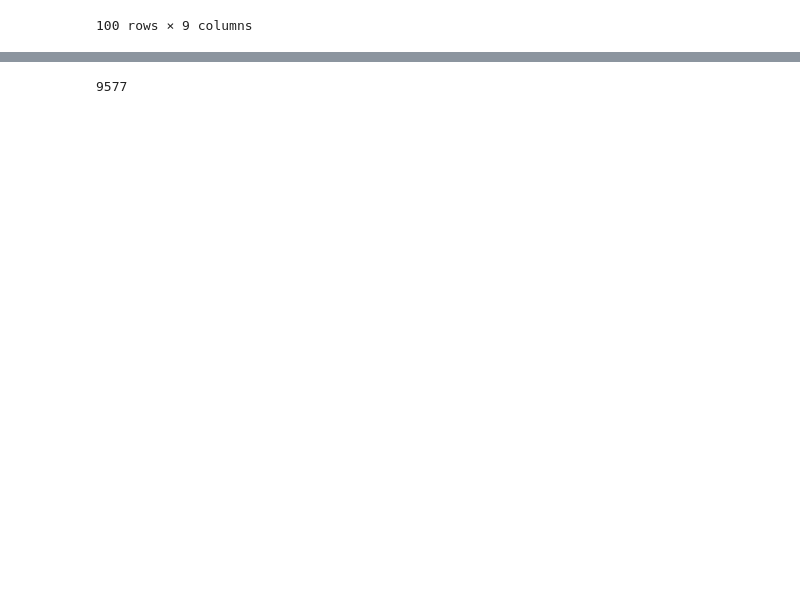
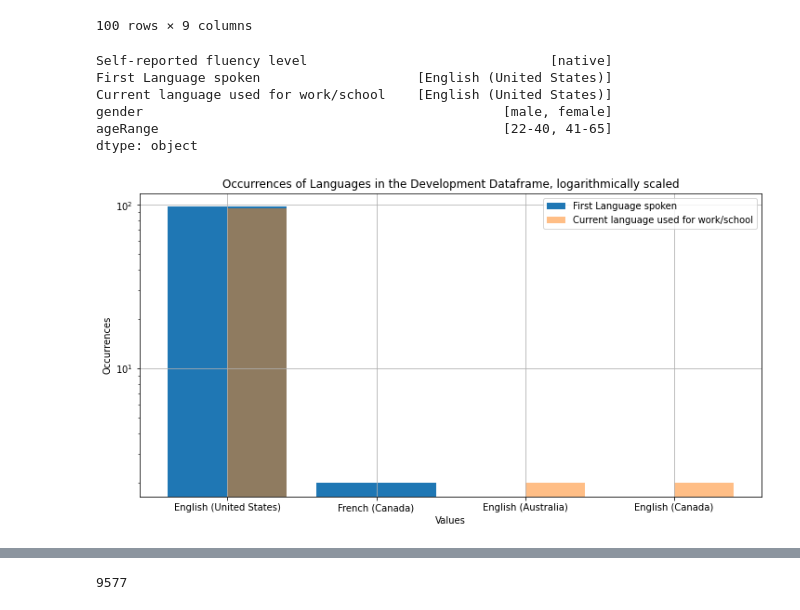
Before and after one commit to omblivion/DataScienceLab, a Jupyter notebook: Part 2- Audio Classification Data Preprocessing And Model Creation.ipynb, the cells around one changed output, grey strips where cells are left out. Saved outputs shown, nothing was run; the diff lists cells and outputs as text; code cells hidden in the pictures; blank space fills up the shorter version.

```diff
--- a/Part 2- Audio Classification Data Preprocessing And Model Creation.ipynb
+++ b/Part 2- Audio Classification Data Preprocessing And Model Creation.ipynb
@@ -126,3 +149,37 @@ metadata.head(100)
 | 98 | dsl_data/audio/speakers/2BqVo8kVB... | 2BqVo8kVB2Skwgyb | decrease | heat | advanced | English (United States) | ... |
 | 99 | dsl_data/audio/speakers/2BqVo8kVB... | 2BqVo8kVB2Skwgyb | decrease | heat | advanced | English (United States) | ... |
 100 rows × 9 columns
+# %%
+eval_df = pd.read_csv('evaluation.csv')
+
+df_unique_data = get_unique_data(eval_df, 5)
+df_unique_data
+# %% [output]
+Self-reported fluency level                               [native]
+First Language spoken                    [English (United States)]
+Current language used for work/school    [English (United States)]
+gender                                              [male, female]
+ageRange                                            [22-40, 41-65]
+dtype: object
+# %%
+col1_counts = dev_df['First Language spoken'].value_counts()
+
+# Count the occurrences of each value in the second column
+col2_counts = dev_df['Current language used for work/school'].value_counts()
+
+# Create the bar chart
+fig, ax = plt.subplots(figsize=(12, 6))
+ax.bar(col1_counts.index, col1_counts.values, label='First Language spoken')
+ax.bar(col2_counts.index, col2_counts.values, label='Current language used for work/school', width=0.4, align='edge',
+       alpha=0.5)
+
+# Add a legend and display the chart
+ax.legend()
+ax.set_yscale('log')  # this line add the y-axis scaling to logarithmic
+plt.xlabel("Values")
+plt.grid()
+plt.ylabel("Occurrences")
+plt.title("Occurrences of Languages in the Development Dataframe, logarithmically scaled")
+plt.show()
+# %% [output]
+[figure, added]
```
Also changed, not shown: parts of 7 cells of this notebook.
